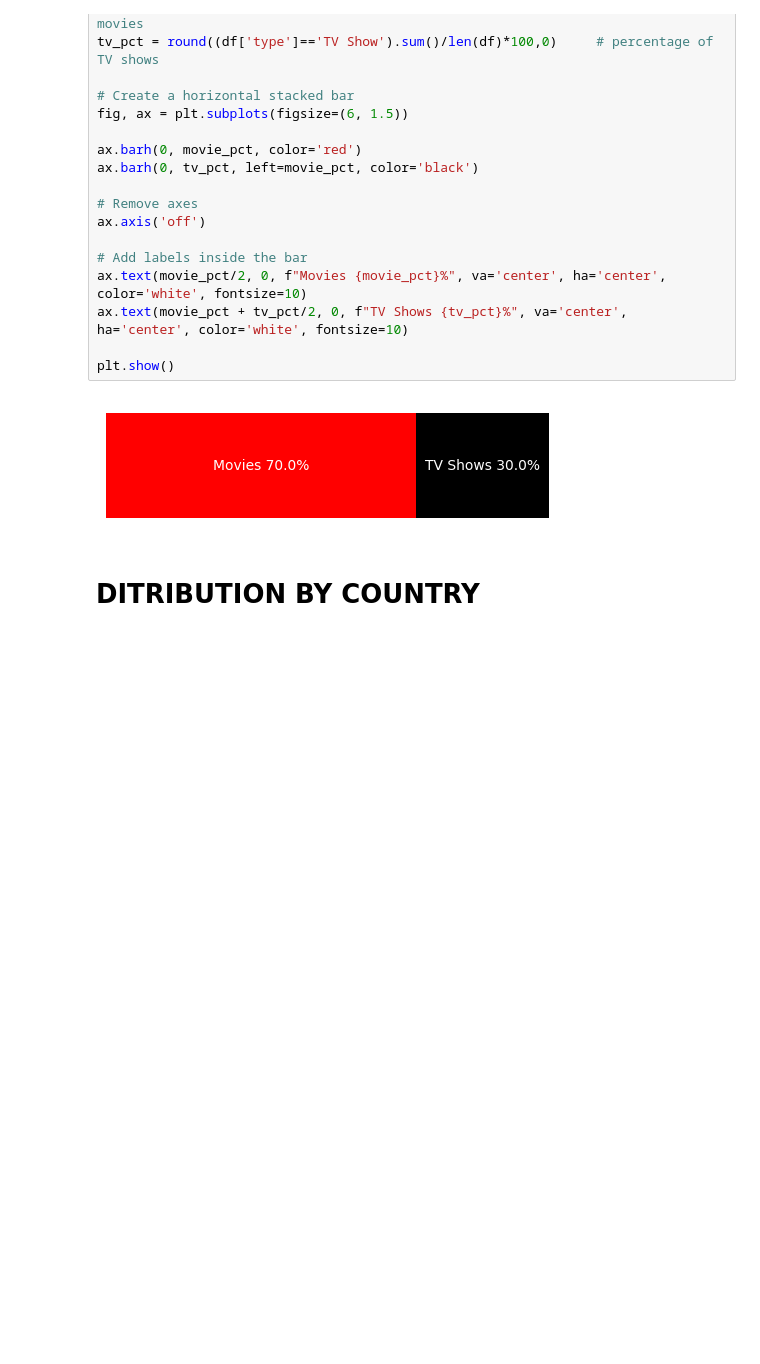
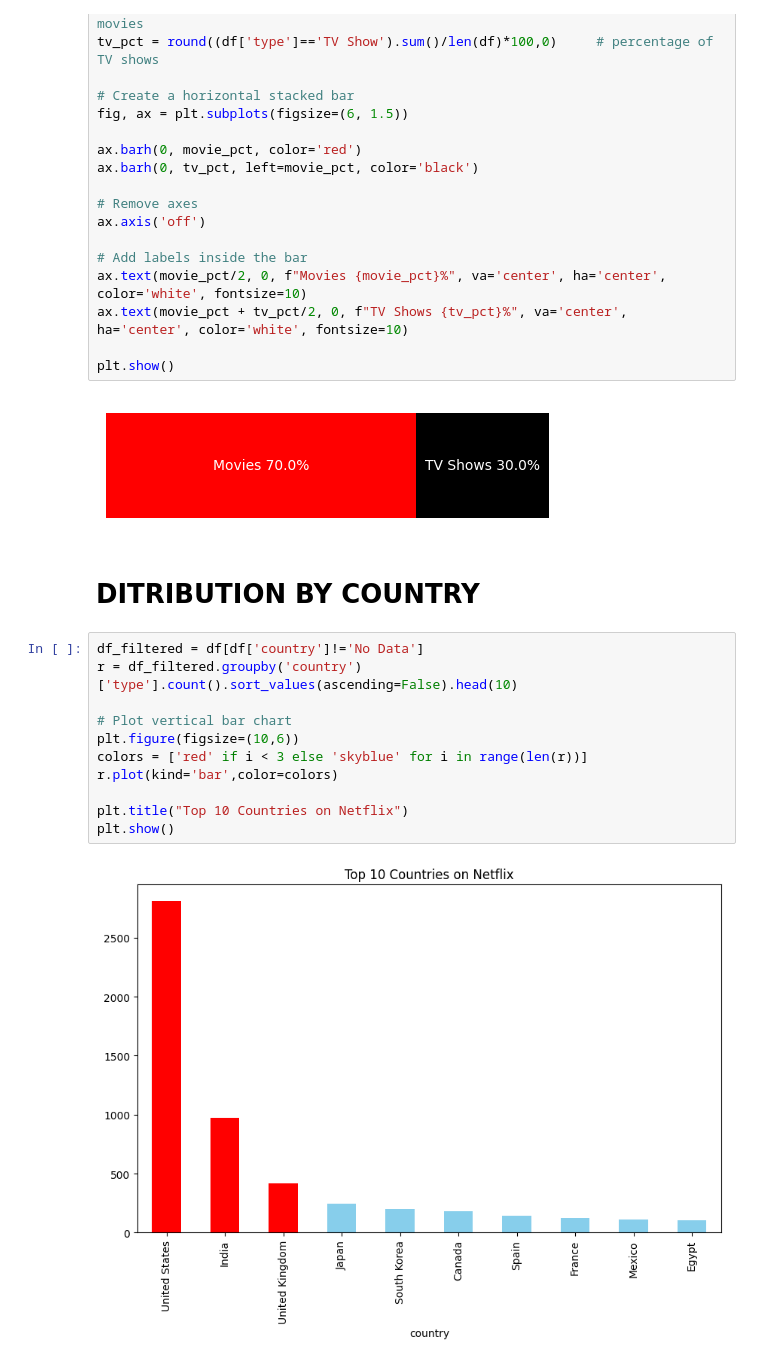
Before and after one commit to chandru-G9/EDA---Netflix-Data, a Jupyter notebook: eda-netflix-data.ipynb, the cells around one changed output. Saved outputs shown, nothing was run; the diff lists cells and outputs as text; blank space fills up the shorter version.

Commit message:
Kaggle Notebook | EDA - Netflix Data | Version 4

```diff
--- a/eda-netflix-data.ipynb
+++ b/eda-netflix-data.ipynb
@@ -127,3 +127,16 @@ plt.show()
 [figure]
 # %% [markdown]
 # DITRIBUTION BY COUNTRY
+# %%
+df_filtered = df[df['country']!='No Data']
+r = df_filtered.groupby('country')['type'].count().sort_values(ascending=False).head(10)
+
+# Plot vertical bar chart
+plt.figure(figsize=(10,6))
+colors = ['red' if i < 3 else 'skyblue' for i in range(len(r))]
+r.plot(kind='bar',color=colors)
+
+plt.title("Top 10 Countries on Netflix")
+plt.show()
+# %% [output]
+[figure, added]
```
